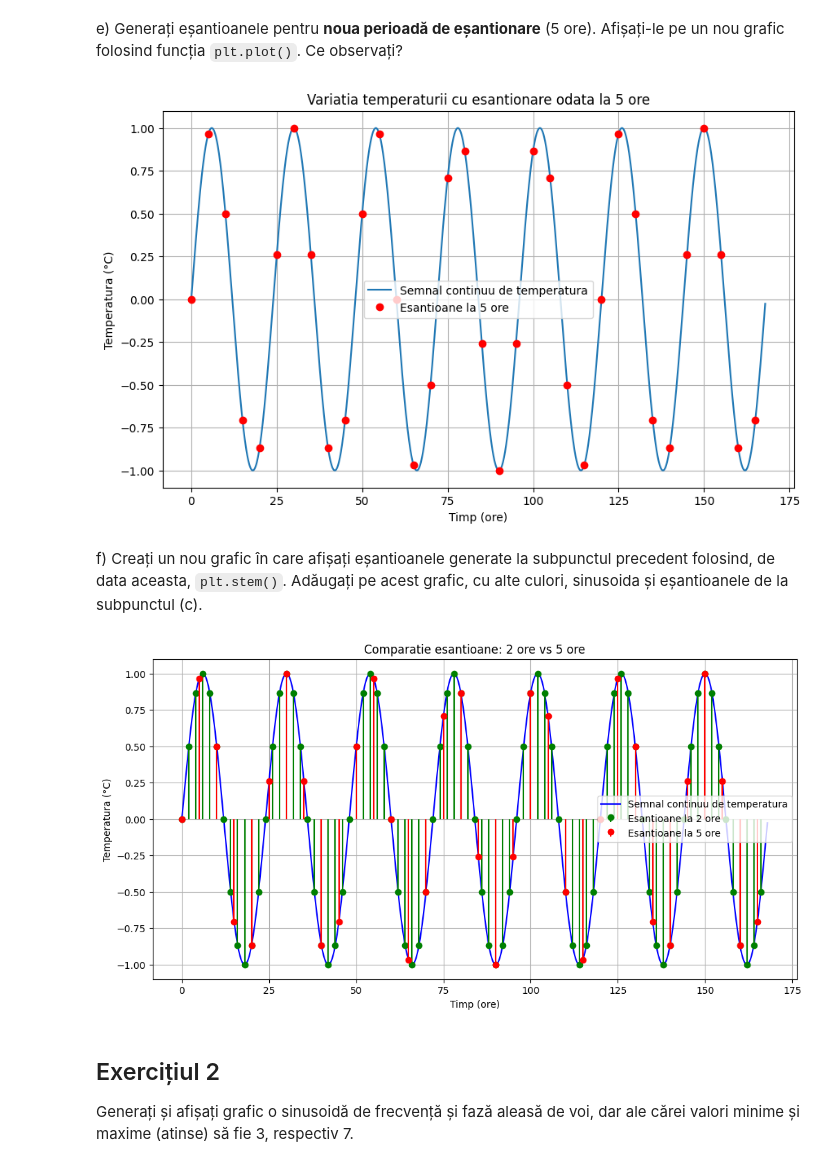
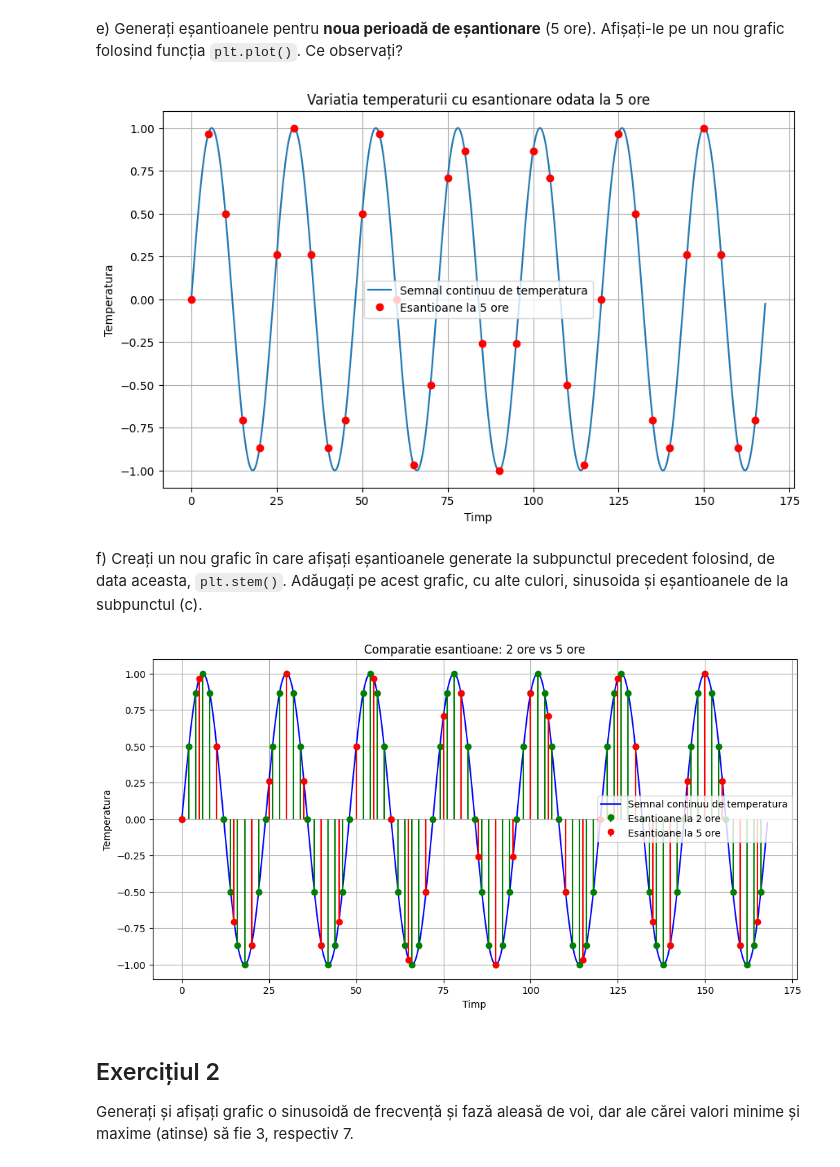
Before and after one commit to Glosperx/Semnale, a Jupyter notebook: lab5-Cojoaca_Alexandru.ipynb, the cells around one changed output. Drawn from its saved outputs; the diff is of its cells as text; code cells hidden in the pictures.

```diff
--- a/lab5-Cojoaca_Alexandru.ipynb
+++ b/lab5-Cojoaca_Alexandru.ipynb
@@ -87,19 +87,19 @@ e) Generați eșantioanele pentru **noua perioadă de eșantionare** (5 ore). Af
 # %%
 # Generare esantioane pentru noua perioada
 timp_esantionat_5h = np.arange(0, saptamana_ore, interval_esantionare)
 temperatura_esantionata_5h = np.sin(2 * np.pi * timp_esantionat_5h / perioada_semnal)
 
 plt.figure(figsize=(10, 6))
 plt.plot(timp_ore, semnal_temperatura, label="Semnal continuu de temperatura")
 plt.plot(timp_esantionat_5h, temperatura_esantionata_5h, "ro", label=f"Esantioane la {interval_esantionare} ore")
-plt.xlabel("Timp (ore)")
-plt.ylabel("Temperatura (°C)")
+plt.xlabel("Timp")
+plt.ylabel("Temperatura")
 plt.title("Variatia temperaturii cu esantionare odata la 5 ore")
 plt.legend()
 plt.grid(True)
 plt.show()
 # %% [output]
-[figure, old version]
+[figure, new version]
 # %% [markdown]
 f) Creați un nou grafic în care afișați eșantioanele generate la subpunctul precedent folosind, de data aceasta, `plt.stem()`. Adăugați pe acest grafic, cu alte culori, sinusoida și eșantioanele de la subpunctul (c).
 # %%
@@ -107,14 +107,14 @@ plt.figure(figsize=(12, 6))
 plt.plot(timp_ore, semnal_temperatura, 'b-', label='Semnal continuu de temperatura')
 plt.stem(timp_esantioane, temperatura_esantioane, linefmt='g-', markerfmt='go', basefmt=" ", label='Esantioane la 2 ore')
 plt.stem(timp_esantionat_5h, temperatura_esantionata_5h, linefmt='r-', markerfmt='ro', basefmt=" ", label='Esantioane la 5 ore')
-plt.xlabel("Timp (ore)")
-plt.ylabel("Temperatura (°C)")
+plt.xlabel("Timp")
+plt.ylabel("Temperatura")
 plt.title("Comparatie esantioane: 2 ore vs 5 ore")
 plt.legend()
 plt.grid(True)
 plt.show()
 # %% [output]
-[figure, old version]
+[figure, new version]
 # %% [markdown]
 ## Exercițiul 2
 
```
Also changed, not shown: parts of 1 cell of this notebook.
